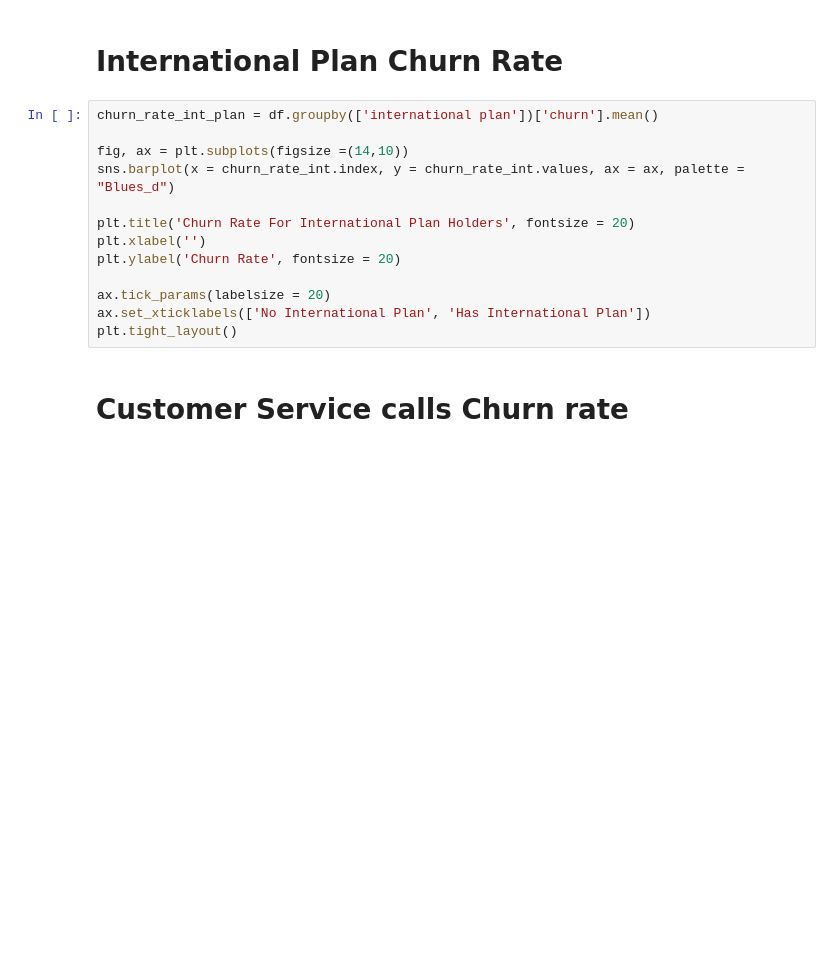
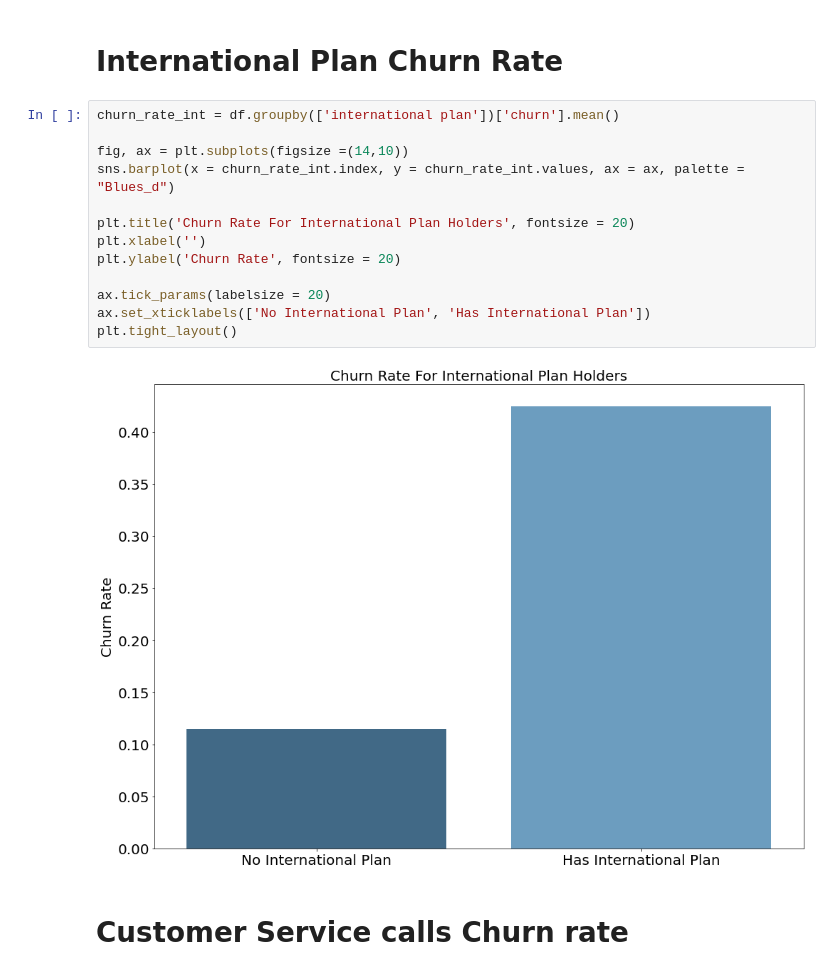
Before and after one commit to howen7/Predictive_Modeling, a Jupyter notebook: notebooks/exploratory/Hunter.ipynb, the cells around one changed output. Cells and saved outputs as stored; diff of their text form; blank space fills up the shorter version.

```diff
--- a/notebooks/exploratory/Hunter.ipynb
+++ b/notebooks/exploratory/Hunter.ipynb
@@ -347,18 +347,20 @@ Looks like customer service calls, international plan, voice mail plan, total da
 # %% [markdown]
 # International Plan Churn Rate
 # %%
-churn_rate_int_plan = df.groupby(['international plan'])['churn'].mean()
+churn_rate_int = df.groupby(['international plan'])['churn'].mean()
 
 fig, ax = plt.subplots(figsize =(14,10))
 sns.barplot(x = churn_rate_int.index, y = churn_rate_int.values, ax = ax, palette = "Blues_d")
 
 plt.title('Churn Rate For International Plan Holders', fontsize = 20)
 plt.xlabel('')
 plt.ylabel('Churn Rate', fontsize = 20)
 
 ax.tick_params(labelsize = 20)
 ax.set_xticklabels(['No International Plan', 'Has International Plan'])
 plt.tight_layout()
+# %% [output]
+[figure, added]
 # %% [markdown]
 # Customer Service calls Churn rate
 # %%
```
Also changed, not shown: parts of 5 cells of this notebook, 1 other file.
